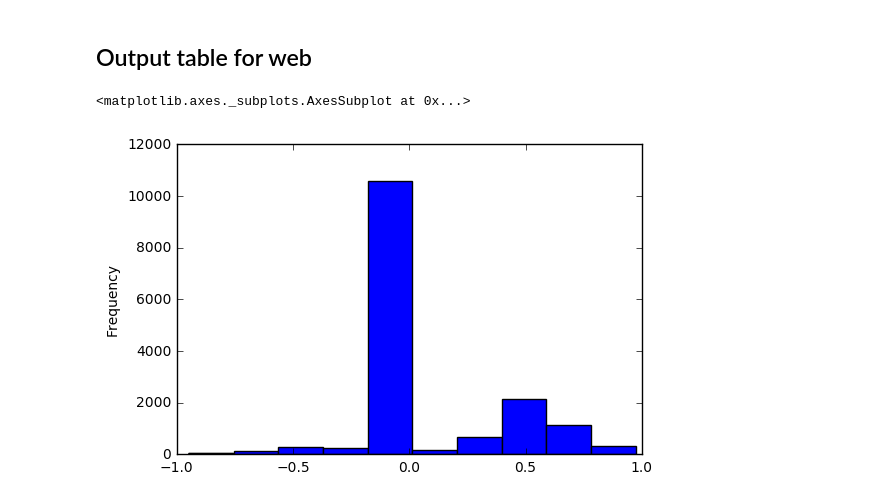
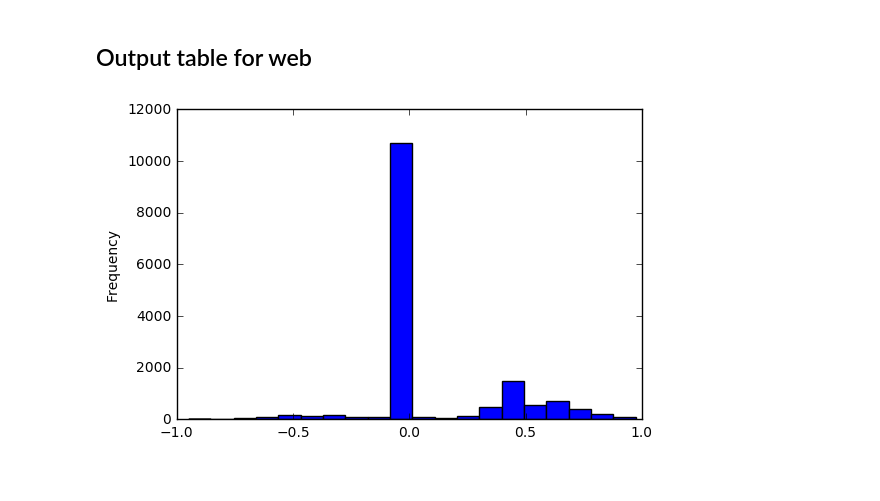
Before and after one commit to maludee/sneaker-forecast-app, a Jupyter notebook: instagram_comment_analysis.ipynb, the cells around one changed output. Cells and saved outputs as stored; diff of their text form; code cells hidden in the pictures.

```diff
--- a/instagram_comment_analysis.ipynb
+++ b/instagram_comment_analysis.ipynb
@@ -176,11 +149,11 @@ comments_df['sentiment_vader'] = comments_df['comment_text'].apply(lambda x: ana
 comments_df['sentiment_afinn'] = comments_df['comment_text'].apply(lambda x: afinn.score(x.strip()))
 # %% [markdown]
 ## Output table for web
-# %%
-comments_df.sentiment_vader.plot(kind = 'hist')
-# %% [output]
-<matplotlib.axes._subplots.AxesSubplot at 0x...>
-[figure, removed]
+# %%
+# Still a lot of 0 sentiment
+comments_df.sentiment_vader.plot(kind = 'hist', bins=20);
+# %% [output]
+[figure, added]
 # %%
 def count_zeroes(colname):
     return len(comments_df.loc[comments_df[colname] == 0, colname])
```
Also changed, not shown: parts of 9 cells of this notebook, 1 other file.
